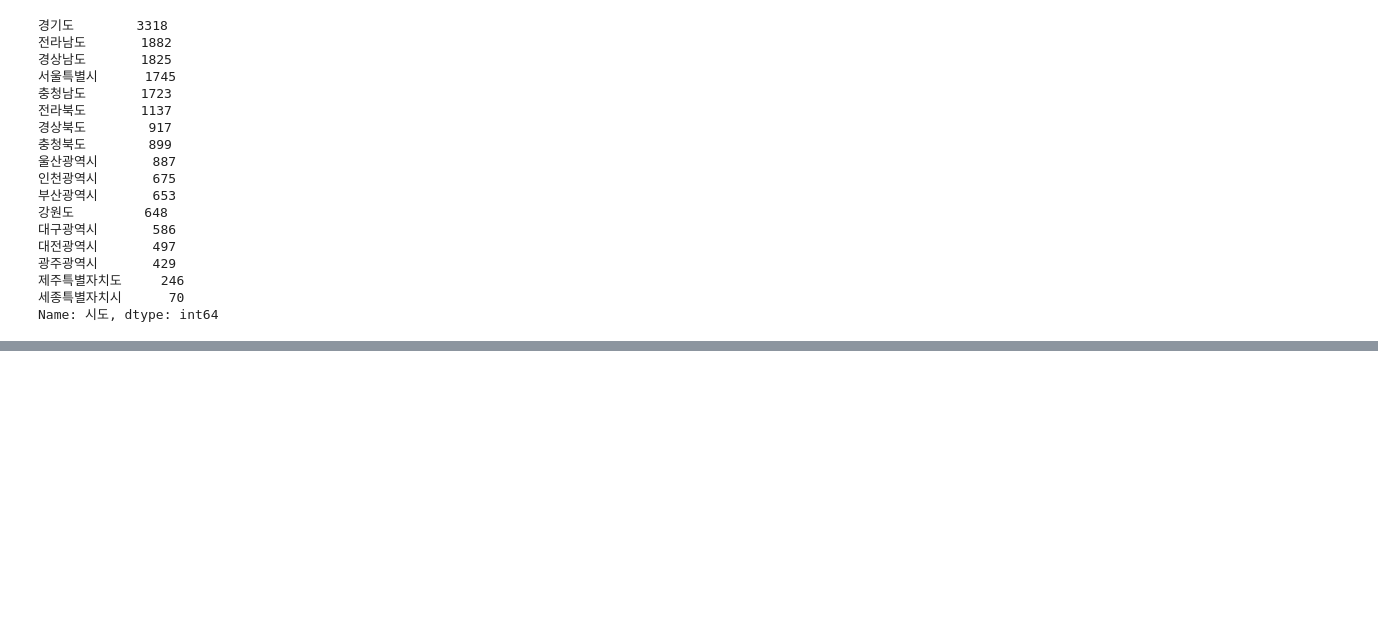
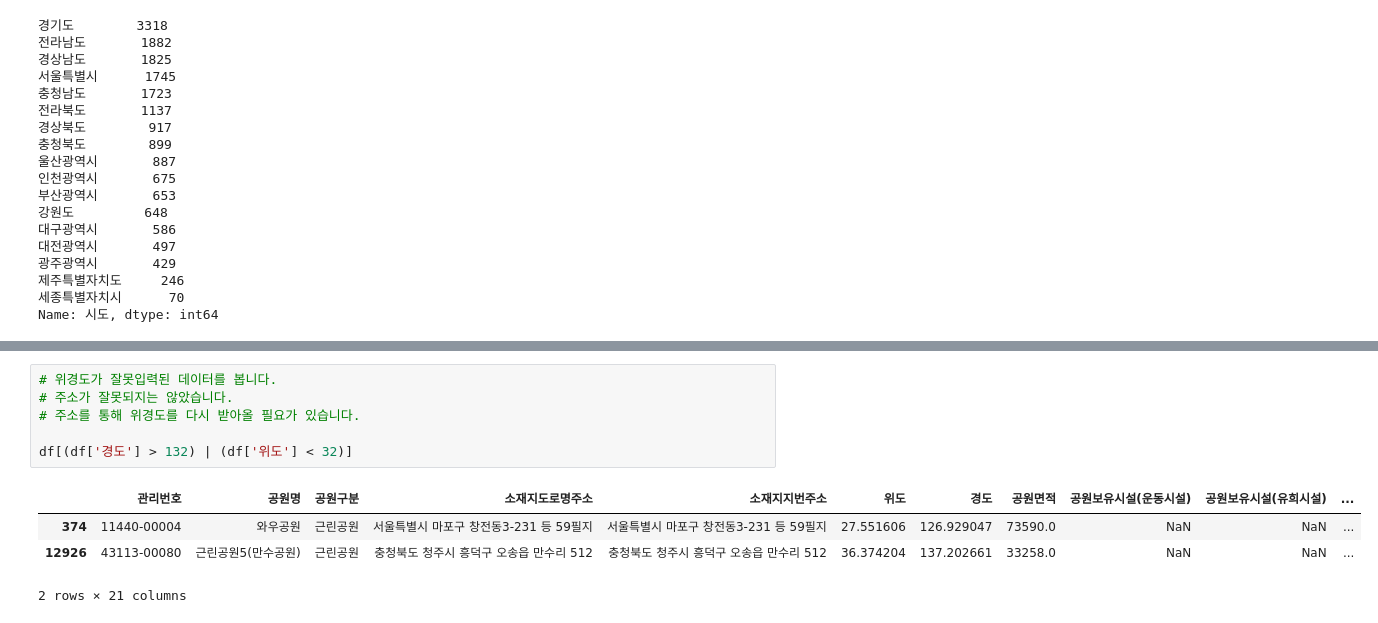
Before and after one commit to neverlish/Learned, a Jupyter notebook: data/inflearn-public-data-python/05-park.ipynb, the cells around one changed output, grey strips where cells are left out. Saved outputs shown, nothing was run; the diff lists cells and outputs as text; blank space fills up the shorter version.

```diff
--- a/data/inflearn-public-data-python/05-park.ipynb
+++ b/data/inflearn-public-data-python/05-park.ipynb
@@ -384,0 +422,11 @@ Name: 시도, dtype: int64
+# %%
+# 위경도가 잘못입력된 데이터를 봅니다.
+# 주소가 잘못되지는 않았습니다.
+# 주소를 통해 위경도를 다시 받아올 필요가 있습니다.
+
+df[(df['경도'] > 132) | (df['위도'] < 32)]
+# %% [output]
+|  | 관리번호 | 공원명 | 공원구분 | 소재지도로명주소 | 소재지지번주소 | 위도 | 경도 | 공원면적 | 공원보유시설(운동시설) | 공원보유시설(유희시설) | ... |
+| 374 | 11440-00004 | 와우공원 | 근린공원 | 서울특별시 마포구 창전동3-231 등 59필지 | 서울특별시 마포구 창전동3-231 등 59필지 | 27.551606 | 126.929047 | 73590.0 | NaN | NaN | ... |
+| 12926 | 43113-00080 | 근린공원5(만수공원) | 근린공원 | 충청북도 청주시 흥덕구 오송읍 만수리 512 | 충청북도 청주시 흥덕구 오송읍 만수리 512 | 36.374204 | 137.202661 | 33258.0 | NaN | NaN | ... |
+2 rows × 21 columns
```
Also changed, not shown: parts of 5 cells of this notebook.
